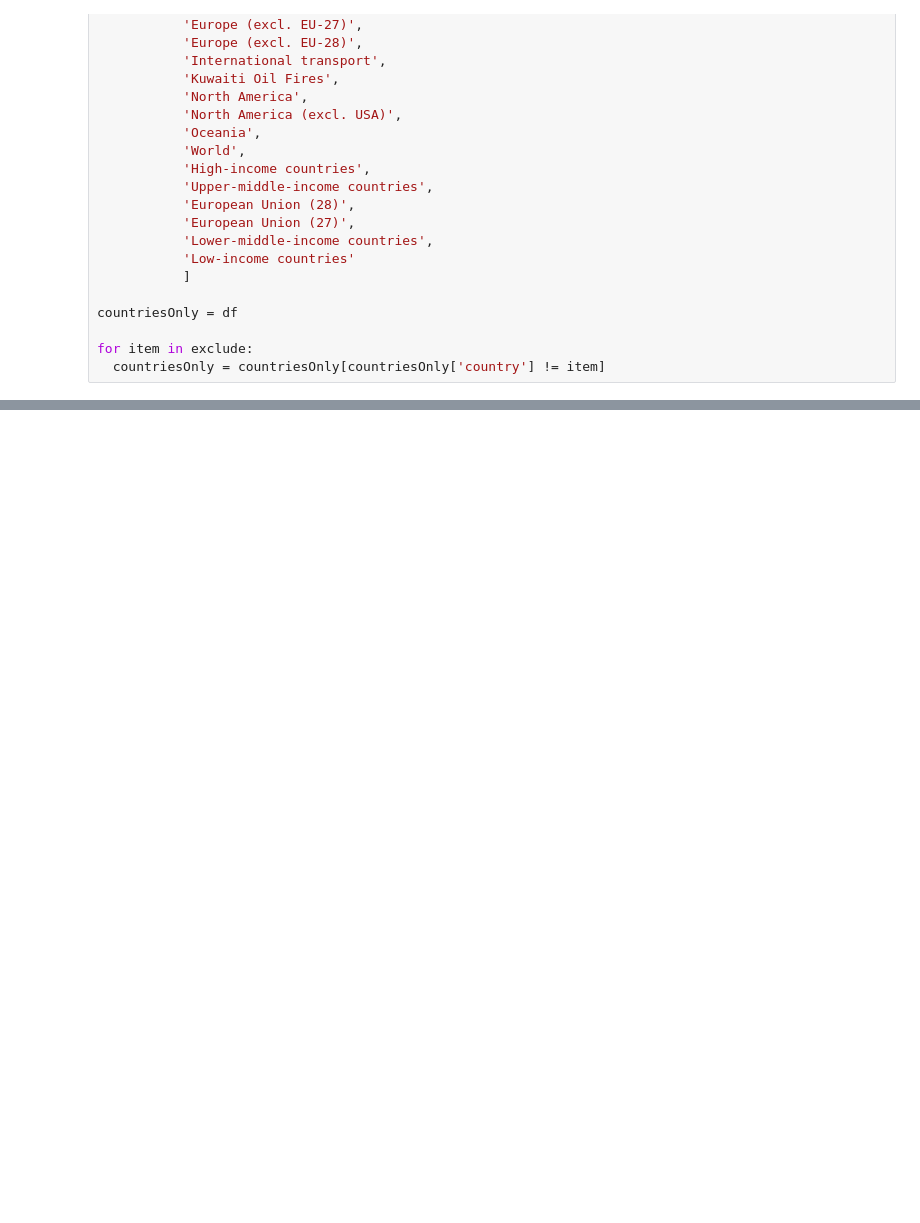
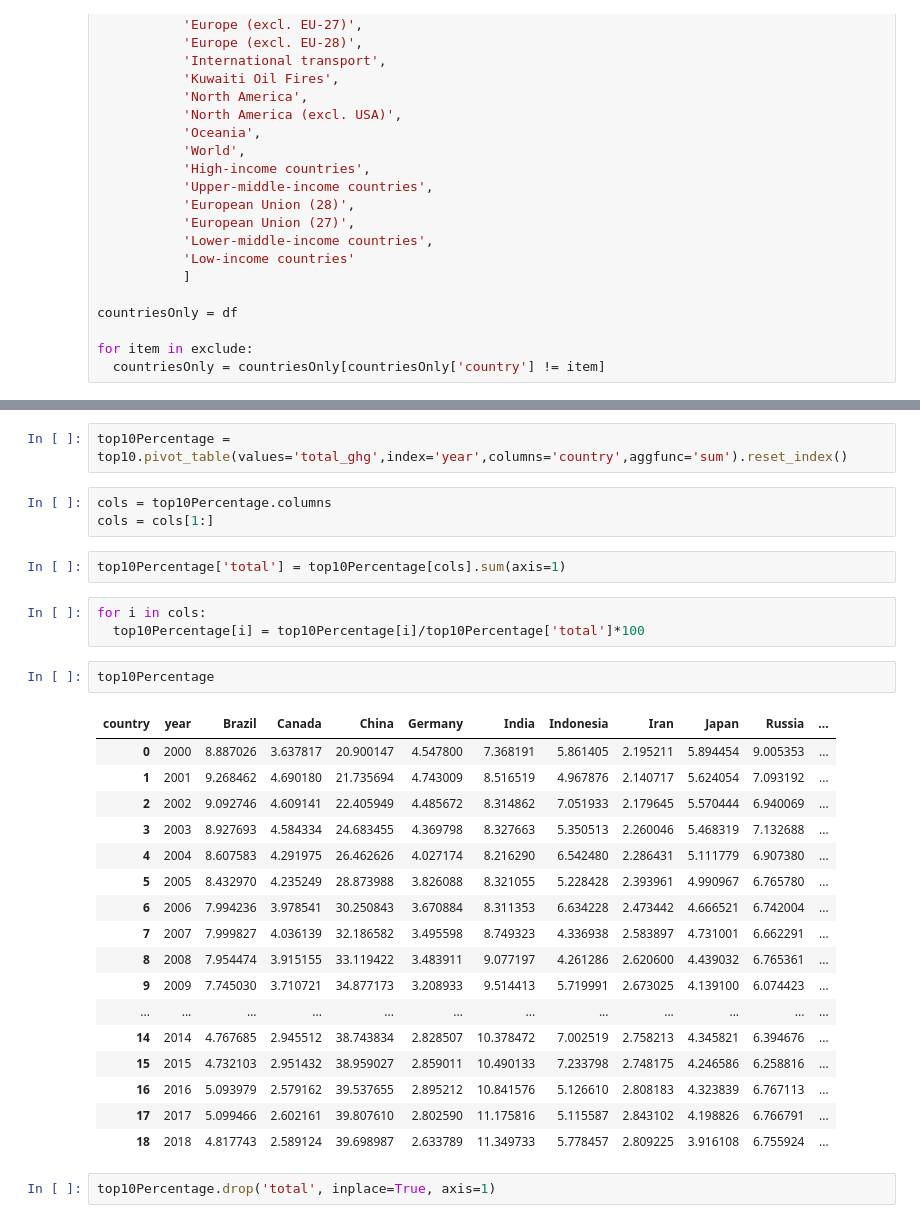
Before and after one commit to jimbojamborine/Projects, a Jupyter notebook: Global_Warming_Analysis.ipynb, the cells around one changed output, grey strips where cells are left out. Cells and saved outputs as stored; diff of their text form; blank space fills up the shorter version.

```diff
--- a/Global_Warming_Analysis.ipynb
+++ b/Global_Warming_Analysis.ipynb
@@ -181,0 +269,32 @@ fig.show()
+# %%
+top10Percentage = top10.pivot_table(values='total_ghg',index='year',columns='country',aggfunc='sum').reset_index()
+# %%
+cols = top10Percentage.columns
+cols = cols[1:]
+# %%
+top10Percentage['total'] = top10Percentage[cols].sum(axis=1)
+# %%
+for i in cols:
+  top10Percentage[i] = top10Percentage[i]/top10Percentage['total']*100
+# %%
+top10Percentage
+# %% [output]
+| country | year | Brazil | Canada | China | Germany | India | Indonesia | Iran | Japan | Russia | ... |
+| 0 | 2000 | 8.887026 | 3.637817 | 20.900147 | 4.547800 | 7.368191 | 5.861405 | 2.195211 | 5.894454 | 9.005353 | ... |
+| 1 | 2001 | 9.268462 | 4.690180 | 21.735694 | 4.743009 | 8.516519 | 4.967876 | 2.140717 | 5.624054 | 7.093192 | ... |
+| 2 | 2002 | 9.092746 | 4.609141 | 22.405949 | 4.485672 | 8.314862 | 7.051933 | 2.179645 | 5.570444 | 6.940069 | ... |
+| 3 | 2003 | 8.927693 | 4.584334 | 24.683455 | 4.369798 | 8.327663 | 5.350513 | 2.260046 | 5.468319 | 7.132688 | ... |
+| 4 | 2004 | 8.607583 | 4.291975 | 26.462626 | 4.027174 | 8.216290 | 6.542480 | 2.286431 | 5.111779 | 6.907380 | ... |
+| 5 | 2005 | 8.432970 | 4.235249 | 28.873988 | 3.826088 | 8.321055 | 5.228428 | 2.393961 | 4.990967 | 6.765780 | ... |
+| 6 | 2006 | 7.994236 | 3.978541 | 30.250843 | 3.670884 | 8.311353 | 6.634228 | 2.473442 | 4.666521 | 6.742004 | ... |
+| 7 | 2007 | 7.999827 | 4.036139 | 32.186582 | 3.495598 | 8.749323 | 4.336938 | 2.583897 | 4.731001 | 6.662291 | ... |
+| 8 | 2008 | 7.954474 | 3.915155 | 33.119422 | 3.483911 | 9.077197 | 4.261286 | 2.620600 | 4.439032 | 6.765361 | ... |
+| 9 | 2009 | 7.745030 | 3.710721 | 34.877173 | 3.208933 | 9.514413 | 5.719991 | 2.673025 | 4.139100 | 6.074423 | ... |
+| ... | ... | ... | ... | ... | ... | ... | ... | ... | ... | ... | ... |
+| 14 | 2014 | 4.767685 | 2.945512 | 38.743834 | 2.828507 | 10.378472 | 7.002519 | 2.758213 | 4.345821 | 6.394676 | ... |
+| 15 | 2015 | 4.732103 | 2.951432 | 38.959027 | 2.859011 | 10.490133 | 7.233798 | 2.748175 | 4.246586 | 6.258816 | ... |
+| 16 | 2016 | 5.093979 | 2.579162 | 39.537655 | 2.895212 | 10.841576 | 5.126610 | 2.808183 | 4.323839 | 6.767113 | ... |
+| 17 | 2017 | 5.099466 | 2.602161 | 39.807610 | 2.802590 | 11.175816 | 5.115587 | 2.843102 | 4.198826 | 6.766791 | ... |
+| 18 | 2018 | 4.817743 | 2.589124 | 39.698987 | 2.633789 | 11.349733 | 5.778457 | 2.809225 | 3.916108 | 6.755924 | ... |
+# %%
+top10Percentage.drop('total', inplace=True, axis=1)
```
Also changed, not shown: parts of 19 cells of this notebook.
